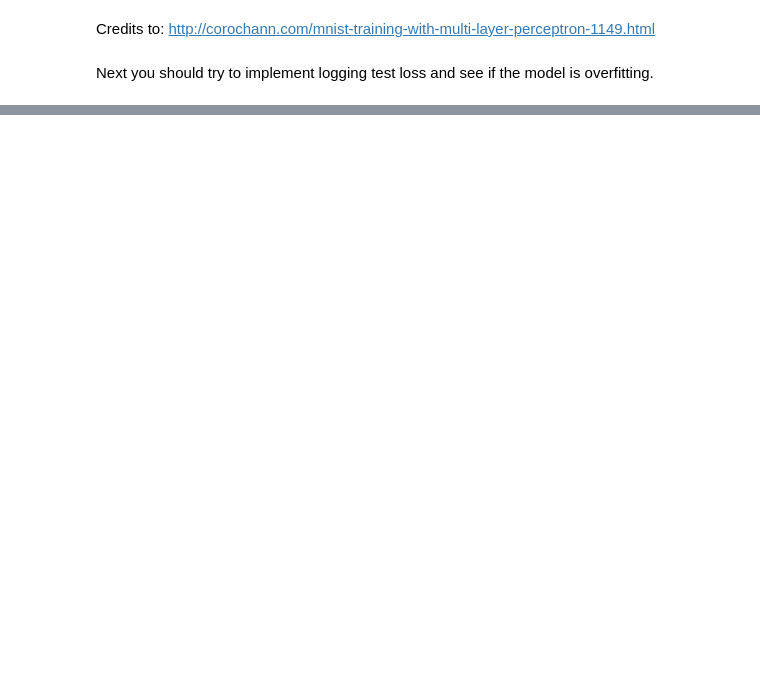
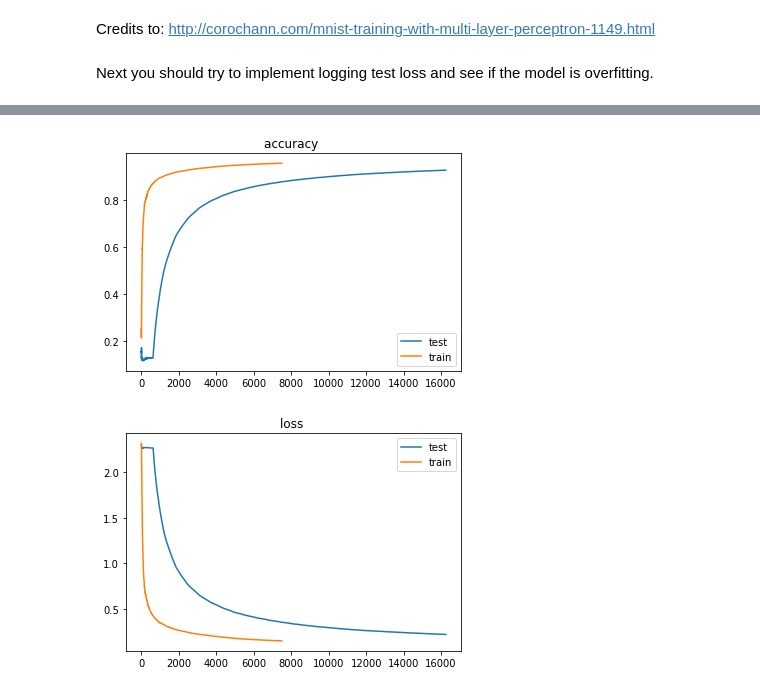
Before and after one commit to sebastianhaeni/deeprlbootcamp-labs, a Jupyter notebook: lab2/Lab 2.ipynb, the cells around one changed output, grey strips where cells are left out. Drawn from its saved outputs; the diff is of its cells as text; code cells hidden in the pictures; blank space fills up the shorter version.

```diff
--- a/lab2/Lab 2.ipynb
+++ b/lab2/Lab 2.ipynb
@@ -342,0 +328,2 @@ TEST  | accuracy: 0.94 | loss: 0.183916855454
+# %%
+train_stats, test_stats = better_run(MLP(200, 10))
@@ -343,3 +348,28 @@ TEST  | accuracy: 0.94 | loss: 0.183916855454
+# %%
+def backwards_mean(a):
+    numpified = np.array(a)
+    ret = np.copy(a)
+    for i in range(1, len(a)):
+        ret[i] = np.mean(numpified[0:i])
+    return ret
+
+def plot_curves(test_stats, train_stats, label=''):
+    plt.figure()
+    plt.plot(backwards_mean(test_stats['accuracy']), label='test')
+    plt.plot(backwards_mean(train_stats['accuracy']), label='train')
+    plt.legend()
+    plt.title('accuracy ' + label)
+
+    plt.figure()
+    plt.plot(backwards_mean(test_stats['loss']), label='test')
+    plt.plot(backwards_mean(train_stats['loss']), label='train')
+    plt.legend()
+    plt.title('loss ' + label)
+
+plot_curves(test_stats, train_stats)
+# %% [output]
+[figure, added]
+[figure, added]
 # %% [markdown]
 Try different variants!
 
```
Also changed, not shown: parts of 18 cells of this notebook.
